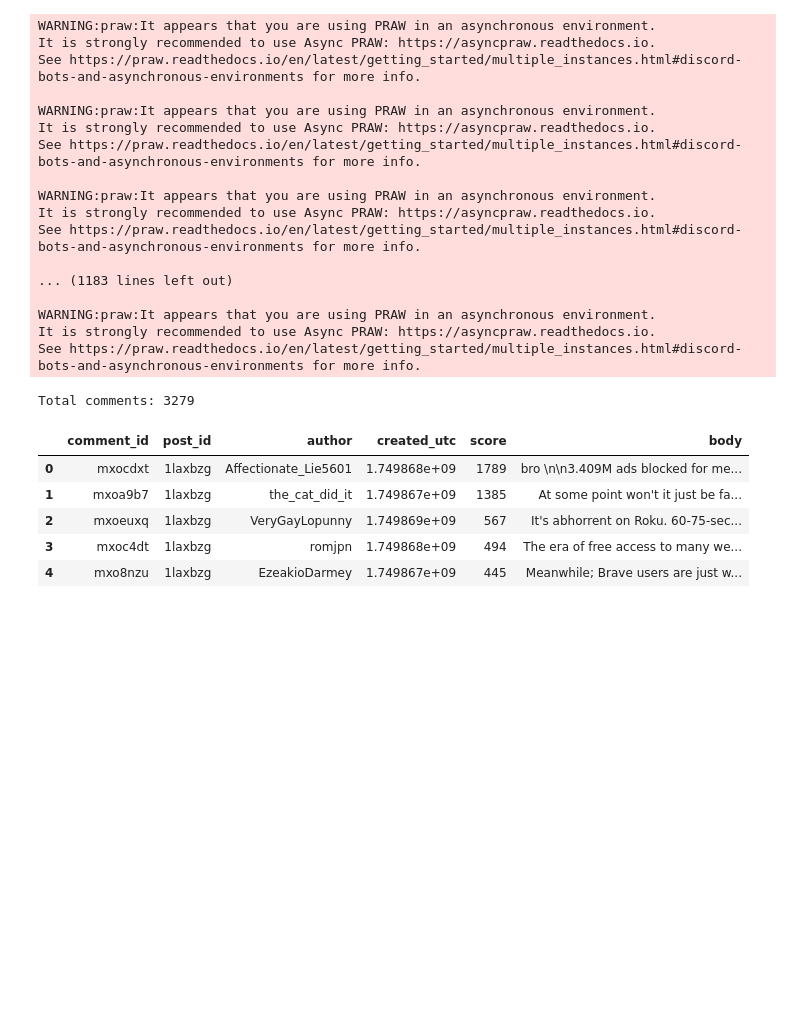
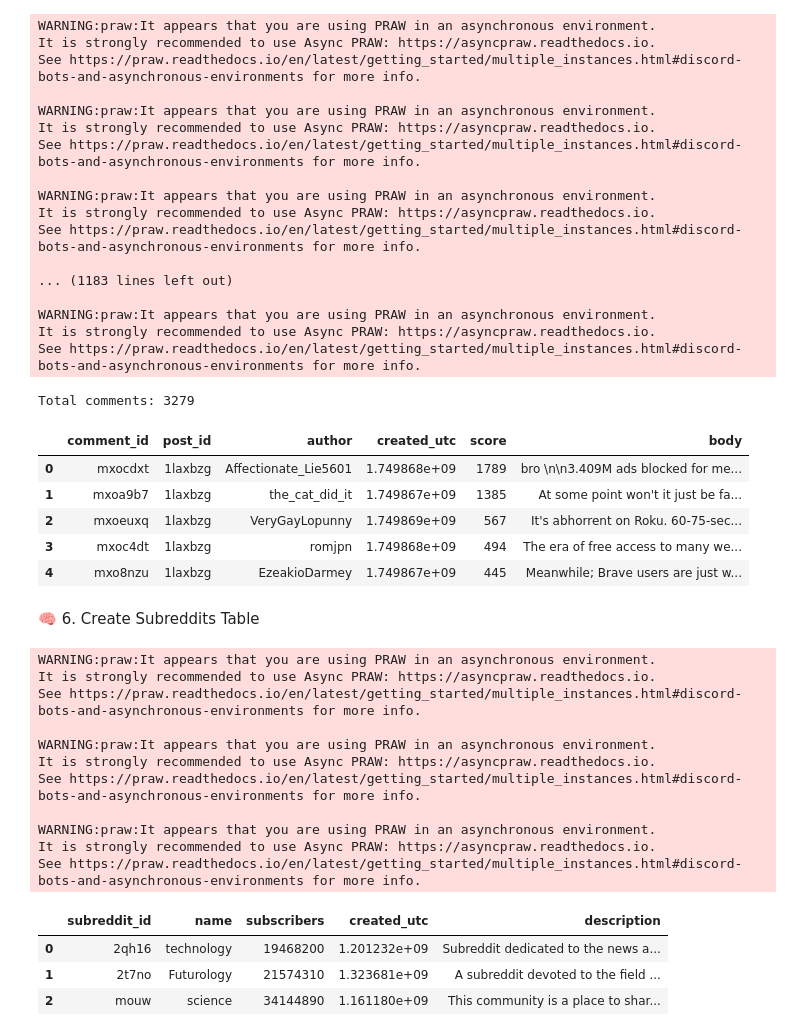
Before and after one commit to Qurat-ul-Ain-Gul19/GENIAL_COP, a Jupyter notebook: Data Science Project - Reddit Engagement Analysis/notebooks/NB01_Data_Gathering.ipynb, the cells around one changed output. Drawn from its saved outputs; the diff is of its cells as text; code cells hidden in the pictures; blank space fills up the shorter version.

Commit message:
Built subreddits DataFrame with metadata

```diff
--- a/Data Science Project - Reddit Engagement Analysis/notebooks/NB01_Data_Gathering.ipynb
+++ b/Data Science Project - Reddit Engagement Analysis/notebooks/NB01_Data_Gathering.ipynb
@@ -153,3 +153,35 @@ Total comments: 3279
 | 2 | mxoeuxq | 1laxbzg | VeryGayLopunny | 1.749869e+09 | 567 | It's abhorrent on Roku. 60-75-sec... |
 | 3 | mxoc4dt | 1laxbzg | romjpn | 1.749868e+09 | 494 | The era of free access to many we... |
 | 4 | mxo8nzu | 1laxbzg | EzeakioDarmey | 1.749867e+09 | 445 | Meanwhile; Brave users are just w... |
+# %% [markdown]
+🧠 6. Create Subreddits Table
+# %%
+sub_data = []
+for sr in subreddits:
+    info = reddit.subreddit(sr)
+    sub_data.append({
+        "subreddit_id": info.id,
+        "name": info.display_name,
+        "subscribers": info.subscribers,
+        "created_utc": info.created_utc,
+        "description": info.public_description
+    })
+
+df_subreddits = pd.DataFrame(sub_data)
+df_subreddits.head()
+# %% [output]
+WARNING:praw:It appears that you are using PRAW in an asynchronous environment.
+It is strongly recommended to use Async PRAW: https://asyncpraw.readthedocs.io.
+See https://praw.readthedocs.io/en/latest/getting_started/multiple_instances.html#discord-bots-and-asynchronous-environments for more info.
+
+WARNING:praw:It appears that you are using PRAW in an asynchronous environment.
+It is strongly recommended to use Async PRAW: https://asyncpraw.readthedocs.io.
+See https://praw.readthedocs.io/en/latest/getting_started/multiple_instances.html#discord-bots-and-asynchronous-environments for more info.
+
+WARNING:praw:It appears that you are using PRAW in an asynchronous environment.
+It is strongly recommended to use Async PRAW: https://asyncpraw.readthedocs.io.
+See https://praw.readthedocs.io/en/latest/getting_started/multiple_instances.html#discord-bots-and-asynchronous-environments for more info.
+|  | subreddit_id | name | subscribers | created_utc | description |
+| 0 | 2qh16 | technology | 19468200 | 1.201232e+09 | Subreddit dedicated to the news a... |
+| 1 | 2t7no | Futurology | 21574310 | 1.323681e+09 | A subreddit devoted to the field ... |
+| 2 | mouw | science | 34144890 | 1.161180e+09 | This community is a place to shar... |
```
